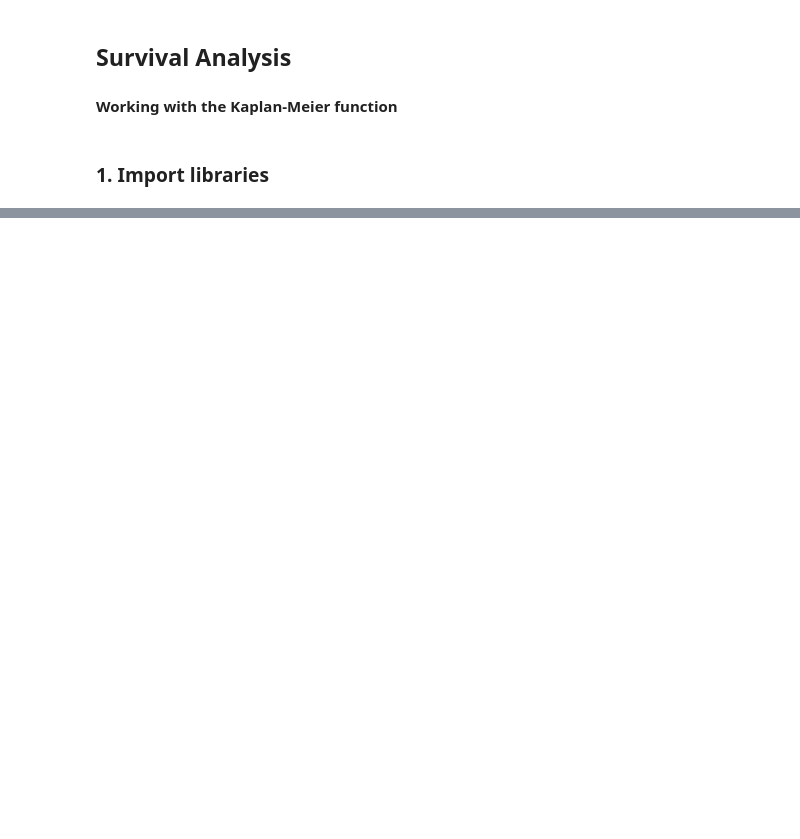
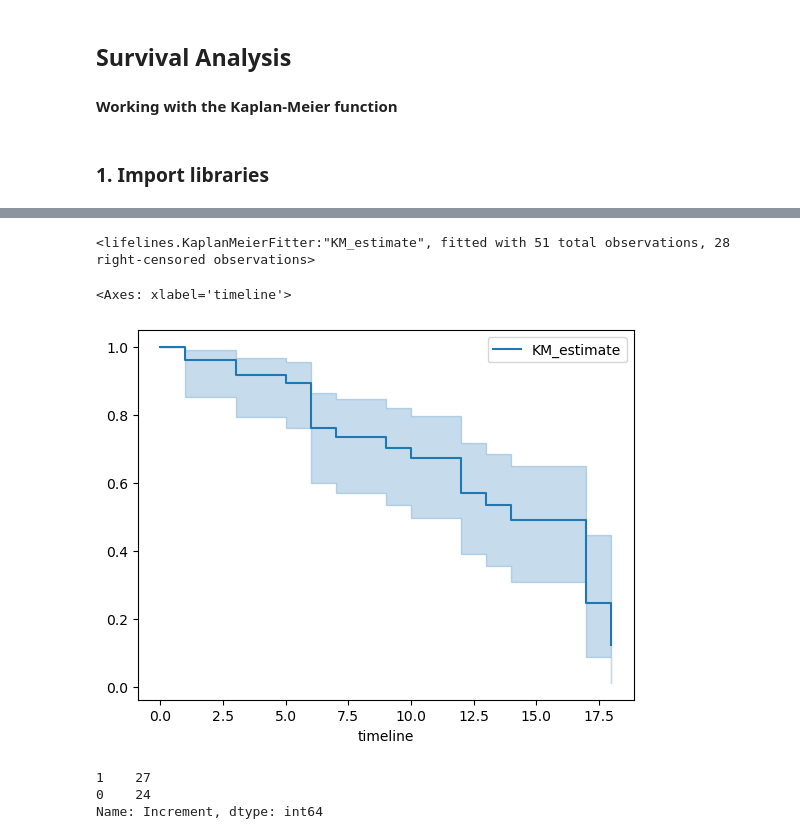
Before and after one commit to nachogalasso/da_python, a Jupyter notebook: hr_analytics/colacho_survival_analysis.ipynb, the cells around one changed output, grey strips where cells are left out. Saved outputs shown, nothing was run; the diff lists cells and outputs as text; code cells hidden in the pictures; blank space fills up the shorter version.

```diff
--- a/hr_analytics/colacho_survival_analysis.ipynb
+++ b/hr_analytics/colacho_survival_analysis.ipynb
@@ -56,0 +65,7 @@ empsur_df.describe()
+# %%
+# First we need to inicialize the Kaplan-MeierFitter model and we storage into a variable for later use
+kmf = KaplanMeierFitter()
+
+# We can change the name of the columns for better under
+empsur_df.columns = "Spell", "Event", "Increment"
+empsur_df.head()
@@ -56,0 +79,18 @@ empsur_df.describe()
+# %%
+# Let's fit the data into the kmf function
+kmf.fit(empsur_df['Spell'], event_observed = empsur_df['Event'])
+# %% [output]
+<lifelines.KaplanMeierFitter:"KM_estimate", fitted with 51 total observations, 28 right-censored observations>
+# %%
+# Checking the status of our curve
+kmf.plot()
+# %% [output]
+<Axes: xlabel='timeline'>
+[figure, added]
+# %%
+# With the results, it´s time to split the data
+empsur_df['Increment'].value_counts()
+# %% [output]
+1    27
+0    24
+Name: Increment, dtype: int64
```
Also changed, not shown: parts of 9 cells of this notebook, 1 other file.
